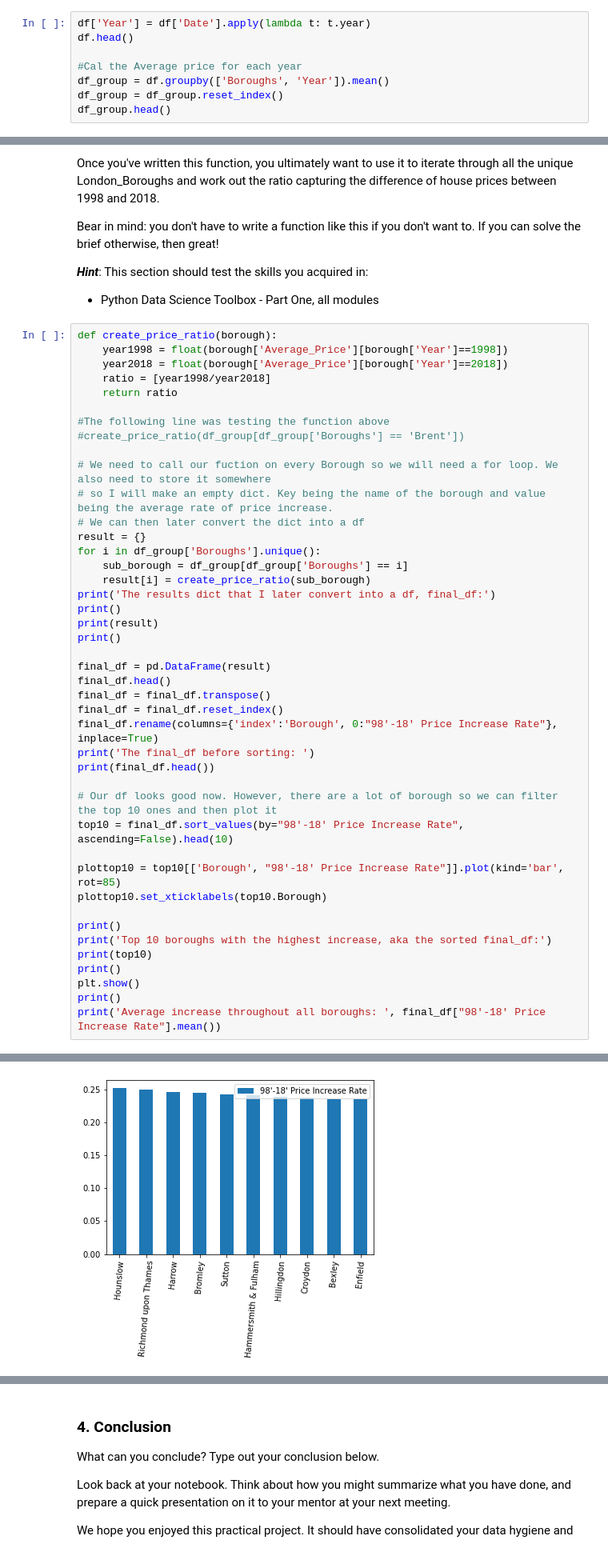
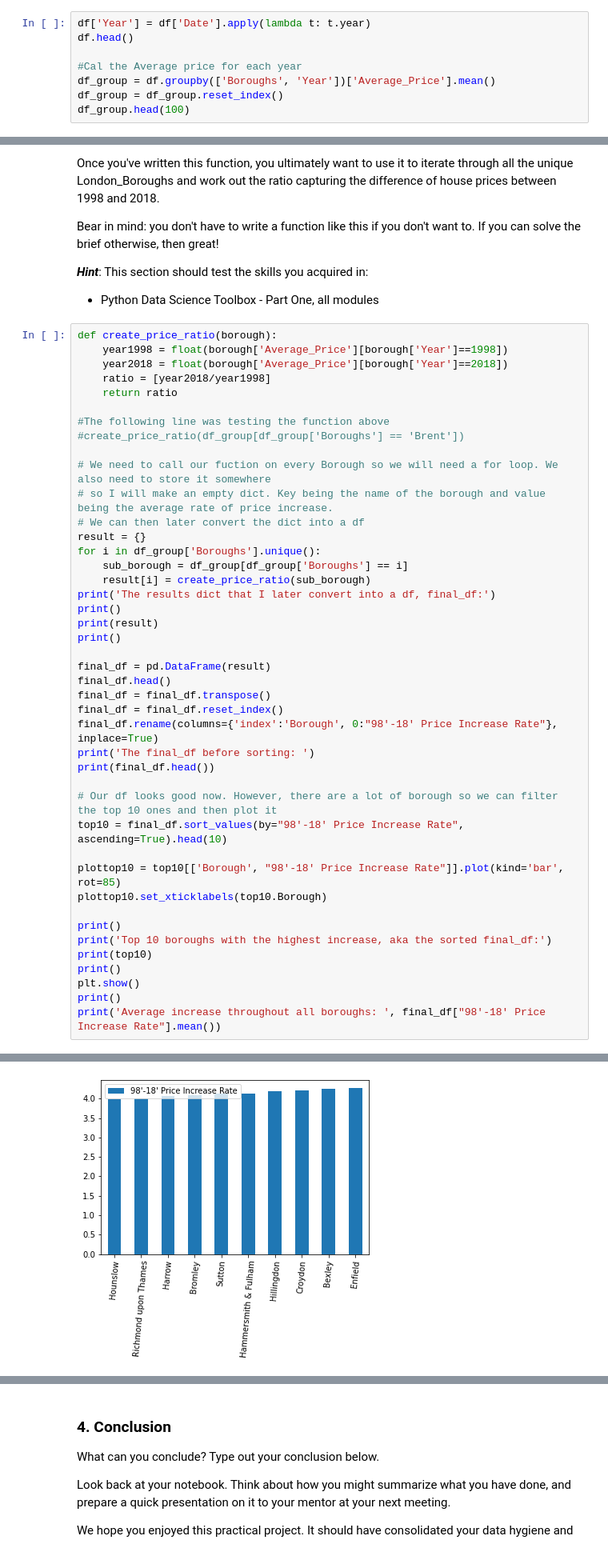
Before and after one commit to PK122/Springboard, a Jupyter notebook: Unit_4_Challenge_Tier3.ipynb, the cells around one changed output, grey strips where cells are left out. Shown: that part at 80% size. Drawn from its saved outputs; the diff is of its cells as text.

```diff
--- a/Unit_4_Challenge_Tier3.ipynb
+++ b/Unit_4_Challenge_Tier3.ipynb
@@ -245,9 +245,9 @@ df['Year'] = df['Date'].apply(lambda t: t.year)
 df.head()
 
 #Cal the Average price for each year
-df_group = df.groupby(['Boroughs', 'Year']).mean()
+df_group = df.groupby(['Boroughs', 'Year'])['Average_Price'].mean()
 df_group = df_group.reset_index()
-df_group.head()
+df_group.head(100)
 # %% [output]
 A value is trying to be set on a copy of a slice from a DataFrame.
 Try using .loc[row_indexer,col_indexer] = value instead
@@ -283,7 +290,7 @@ Bear in mind: you don't have to write a function like this if you don't want to.
 def create_price_ratio(borough):
     year1998 = float(borough['Average_Price'][borough['Year']==1998])
     year2018 = float(borough['Average_Price'][borough['Year']==2018])
-    ratio = [year1998/year2018]
+    ratio = [year2018/year1998]
     return ratio
 
 #The following line was testing the function above
@@ -310,7 +317,7 @@ print('The final_df before sorting: ')
 print(final_df.head())
 
 # Our df looks good now. However, there are a lot of borough so we can filter the top 10 ones and then plot it
-top10 = final_df.sort_values(by="98'-18' Price Increase Rate", ascending=False).head(10)
+top10 = final_df.sort_values(by="98'-18' Price Increase Rate", ascending=True).head(10)
 
 plottop10 = top10[['Borough', "98'-18' Price Increase Rate"]].plot(kind='bar', rot=85)
 plottop10.set_xticklabels(top10.Borough)
@@ -343 +350 @@ The final_df before sorting:
-[figure, old version]
+[figure, new version]
```
Also changed, not shown: parts of 3 cells of this notebook.
